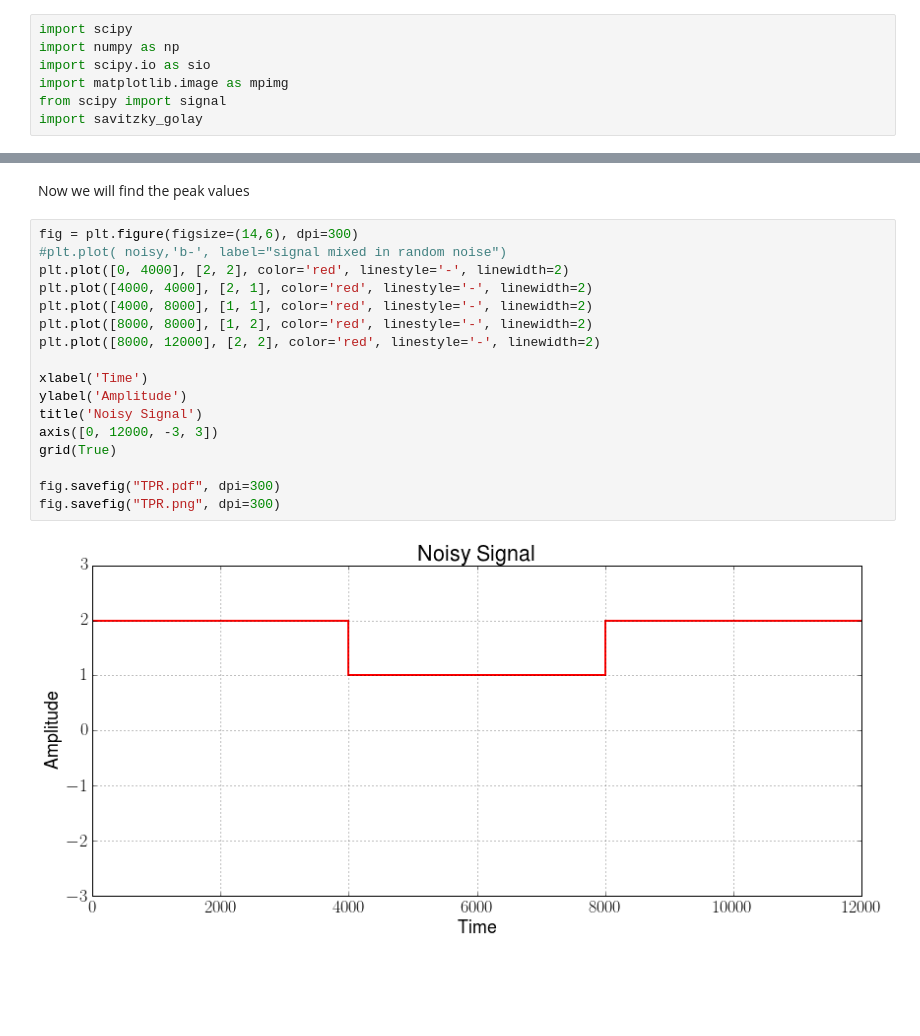
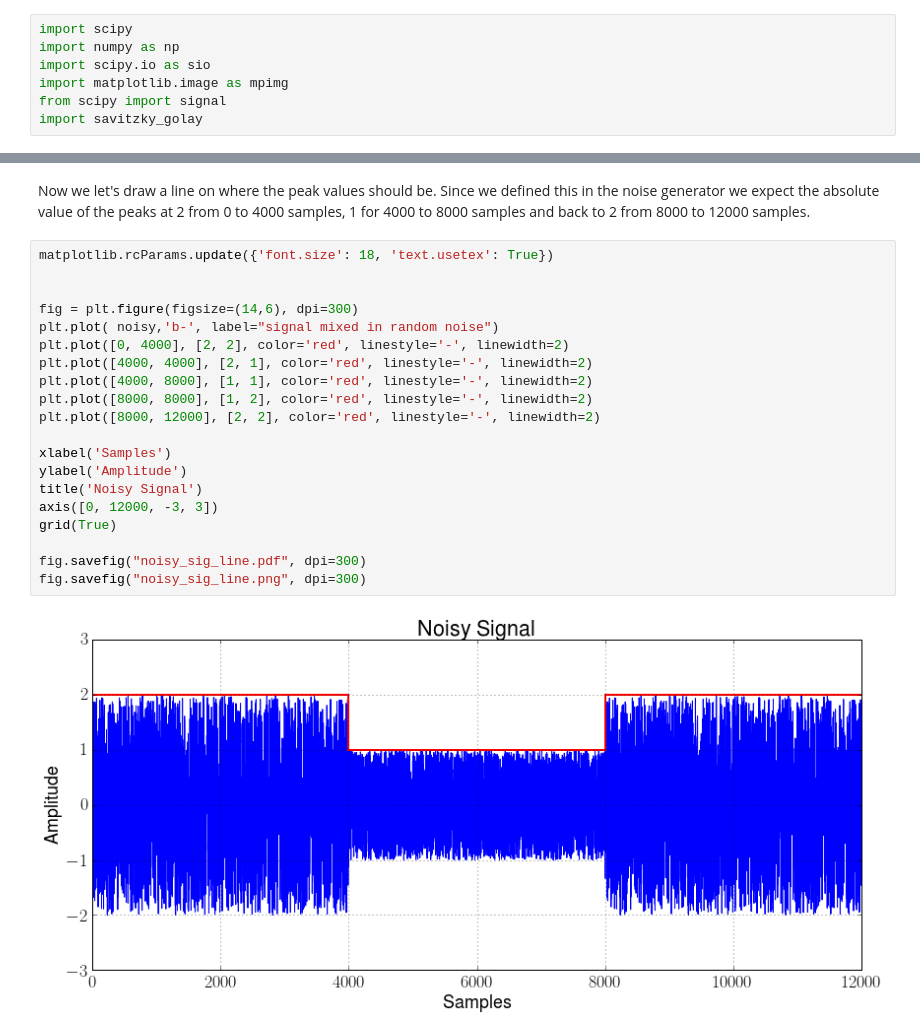
Before and after one commit to matgyver/Radiometer-SDR-Thesis, a Jupyter notebook: Experiments/Exp6/Experiment_6.ipynb, the cells around one changed output, grey strips where cells are left out. Drawn from its saved outputs; the diff is of its cells as text; blank space fills up the shorter version.

Commit message:
Experiment 6
Finished graphs and info on filtering and square-law example.

```diff
--- a/Experiments/Exp6/Experiment_6.ipynb
+++ b/Experiments/Exp6/Experiment_6.ipynb
@@ -70,21 +66,24 @@ fig.savefig("noisy_sig.png", dpi=300)
-# %% [markdown]
-Now we will find the peak values
+# %% [markdown]
+Now we let's draw a line on where the peak values should be.  Since we defined this in the noise generator we expect the absolute value of the peaks at 2 from 0 to 4000 samples, 1 for 4000 to 8000 samples and back to 2 from 8000 to 12000 samples.
 # %%
+matplotlib.rcParams.update({'font.size': 18, 'text.usetex': True})
+
+
 fig = plt.figure(figsize=(14,6), dpi=300)
-#plt.plot( noisy,'b-', label="signal mixed in random noise")
+plt.plot( noisy,'b-', label="signal mixed in random noise")
 plt.plot([0, 4000], [2, 2], color='red', linestyle='-', linewidth=2)
 plt.plot([4000, 4000], [2, 1], color='red', linestyle='-', linewidth=2)
 plt.plot([4000, 8000], [1, 1], color='red', linestyle='-', linewidth=2)
 plt.plot([8000, 8000], [1, 2], color='red', linestyle='-', linewidth=2)
 plt.plot([8000, 12000], [2, 2], color='red', linestyle='-', linewidth=2)
 
-xlabel('Time')
+xlabel('Samples')
 ylabel('Amplitude')
 title('Noisy Signal')
 axis([0, 12000, -3, 3])
 grid(True)
 
-fig.savefig("TPR.pdf", dpi=300)
-fig.savefig("TPR.png", dpi=300)
+fig.savefig("noisy_sig_line.pdf", dpi=300)
+fig.savefig("noisy_sig_line.png", dpi=300)
 # %% [output]
-[figure, old version]
+[figure, new version]
```
Also changed, not shown: parts of 6 cells of this notebook, 7 other files.
